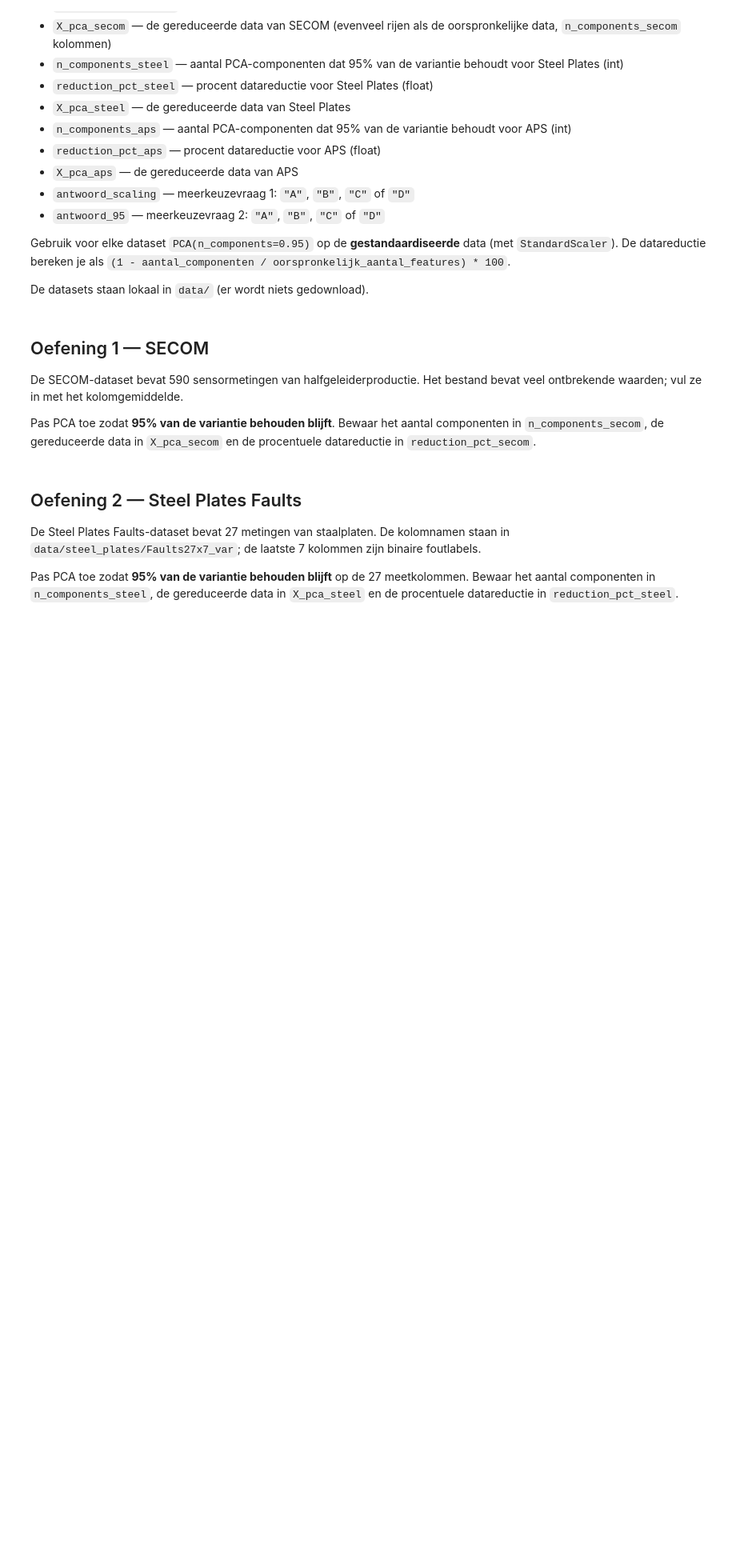
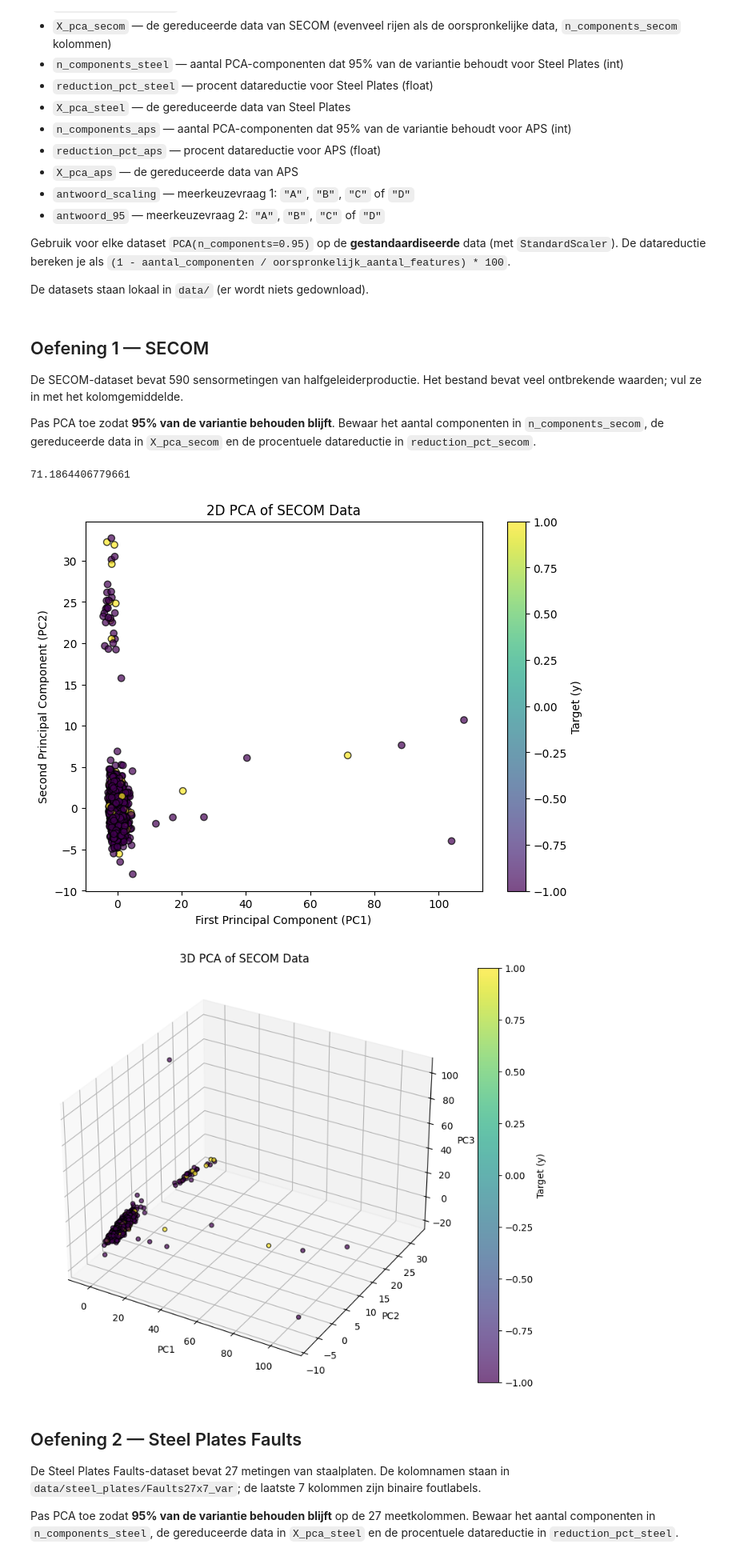
Before and after one commit to tijsleyssens1/ML-Algo-student, a Jupyter notebook: exercises_with_checks/week07/dim_reductie_checkpoint_opgave.ipynb, the cells around one changed output. Shown at 80% size. Drawn from its saved outputs; the diff is of its cells as text; code cells hidden in the pictures; blank space fills up the shorter version.

```diff
--- a/exercises_with_checks/week07/dim_reductie_checkpoint_opgave.ipynb
+++ b/exercises_with_checks/week07/dim_reductie_checkpoint_opgave.ipynb
@@ -53,10 +53,45 @@ X_scaled = scaler.fit_transform(X)
 # TODO: pas PCA toe zodat 95% van de variantie behouden blijft.
 # Bewaar het aantal componenten in n_components_secom, de gereduceerde
 # data in X_pca_secom en de procentuele datareductie in reduction_pct_secom.
+pca = PCA(n_components=0.95).fit(X_scaled)
+n_components_secom = len(pca.components_)
+X_pca_secom = pca.transform(X_scaled)
+reduction_pct_secom = (1 - n_components_secom / X_scaled.shape[1]) * 100
+reduction_pct_secom
+# %% [output]
+71.1864406779661
 # %%
 # TODO: maak een 2D- en 3D-plot van de voornaamste PCA-componenten van
 # X_scaled (niet gecheckt, maar leerzaam). Tip: fit hiervoor opnieuw een
 # PCA met n_components=2 en n_components=3 en kleur de punten met y.
+pca_2d = PCA(n_components=2)
+X_pca_2d = pca_2d.fit_transform(X_scaled)
+
+plt.figure(figsize=(8, 6))
+plt.scatter(X_pca_2d[:, 0], X_pca_2d[:, 1], c=y, cmap='viridis', edgecolor='k', alpha=0.7)
+plt.xlabel('First Principal Component (PC1)')
+plt.ylabel('Second Principal Component (PC2)')
+plt.title('2D PCA of SECOM Data')
+plt.colorbar(label='Target (y)')
+plt.show()
+
+# --- 3D PCA Plot ---
+pca_3d = PCA(n_components=3)
+X_pca_3d = pca_3d.fit_transform(X_scaled)
+
+fig = plt.figure(figsize=(10, 8))
+ax = fig.add_subplot(projection='3d')
+scatter = ax.scatter(X_pca_3d[:, 0], X_pca_3d[:, 1], X_pca_3d[:, 2], c=y, cmap='viridis', edgecolor='k', alpha=0.7)
+
+ax.set_xlabel('PC1')
+ax.set_ylabel('PC2')
+ax.set_zlabel('PC3')
+ax.set_title('3D PCA of SECOM Data')
+fig.colorbar(scatter, label='Target (y)')
+plt.show()
+# %% [output]
+[figure, added]
+[figure, added]
 # %% [markdown]
 ## Oefening 2 — Steel Plates Faults
 
```
Also changed, not shown: parts of 5 cells of this notebook.
